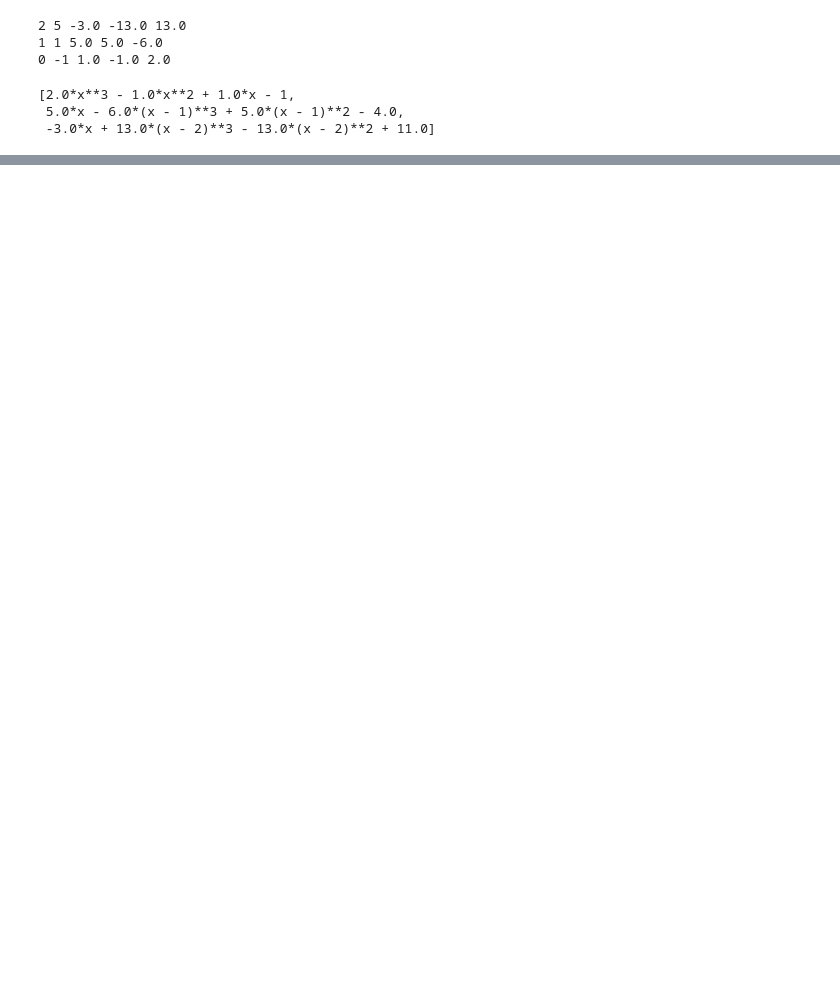
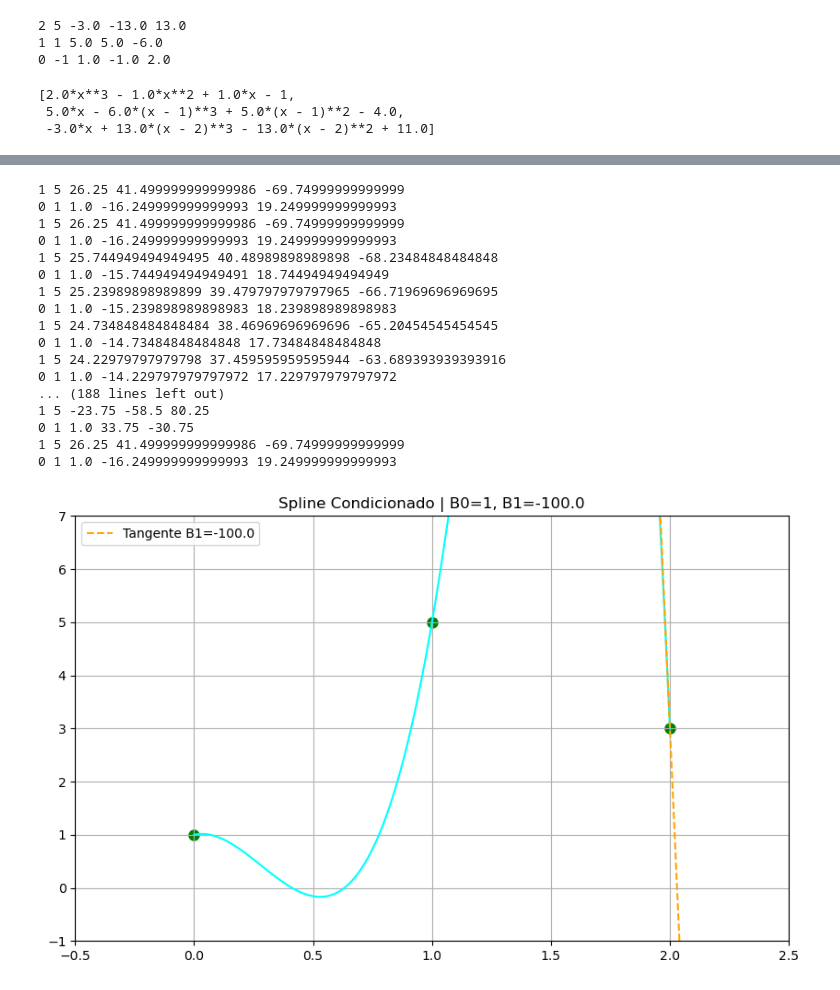
Before and after one commit to Celeste040205/Taller4, a Jupyter notebook: SplinesCondicionados.ipynb, the cells around one changed output, grey strips where cells are left out. Saved outputs shown, nothing was run; the diff lists cells and outputs as text; code cells hidden in the pictures; blank space fills up the shorter version.

```diff
--- a/SplinesCondicionados.ipynb
+++ b/SplinesCondicionados.ipynb
@@ -157,0 +158,76 @@ ani.save("spline_animacion.gif", writer="pillow",fps=10)
+# %%
+from matplotlib.animation import FuncAnimation
+import numpy as np
+import matplotlib.pyplot as plt
+import sympy as sym
+
+x = sym.Symbol("x")  # Definimos x globalmente
+
+
+xs = [0, 1, 2]
+ys = [1,5,3]
+x_sym = sym.Symbol("x")
+
+fig, ax = plt.subplots(figsize=(10, 6))
+
+ax.set_xlim(min(xs) - 0.5, max(xs) + 0.5)
+ax.set_ylim(min(ys) - 2, max(ys) + 2)
+ax.set_xlabel("x")
+ax.set_ylabel("y")
+dots = ax.scatter(xs, ys, color="red", label="Puntos dados")
+line_objs = []
+B_range = np.linspace(-100, 100, 100)
+
+def update(frame):
+    ax.clear()
+    B0 = 1
+    B1 = B_range[frame]
+    splines = cubic_spline_clamped(xs, ys, B0, B1)
+
+
+    # Dibujar los splines
+    for j, S in enumerate(splines):
+        f = sym.lambdify(x, S, modules=["numpy"])
+        x_vals = np.linspace(xs[j], xs[j + 1], 100)
+        y_vals = f(x_vals)
+        ax.plot(x_vals, y_vals, color="cyan")
+
+    # Dibujar puntos originales
+    ax.scatter(xs, ys, color='green', s= 100, alpha= 1, edgecolor='white')
+
+    # Dibujar recta tangente en x = xs[-1] con pendiente B1
+    x_right = xs[-1]
+    y_right = ys[-1]
+    x_tangent = np.linspace(x_right - 0.5, x_right + 0.5, 10)
+    y_tangent = B1 * (x_tangent - x_right) + y_right
+    ax.plot(x_tangent, y_tangent, 'orange', linestyle='--', label=f'Tangente B1={B1:.1f}')
+
+    ax.set_xlim(min(xs)-0.5, max(xs)+0.5)
+    ax.set_ylim(min(ys)-2, max(ys)+2)
+    ax.set_title(f"Spline Condicionado | B0=1, B1={B1:.1f}", fontsize=12)
+    ax.legend()
+    ax.grid(True)
+
+ani = FuncAnimation(fig, update, frames=len(B_range), interval=100)
+
+# Guardar como GIF
+ani.save("spline_animacion1.gif", writer="pillow",fps=25)
+# %% [output]
+1 5 26.25 41.499999999999986 -69.74999999999999
+0 1 1.0 -16.249999999999993 19.249999999999993
+1 5 26.25 41.499999999999986 -69.74999999999999
+0 1 1.0 -16.249999999999993 19.249999999999993
+1 5 25.744949494949495 40.48989898989898 -68.23484848484848
+0 1 1.0 -15.744949494949491 18.74494949494949
+1 5 25.23989898989899 39.479797979797965 -66.71969696969695
+0 1 1.0 -15.239898989898983 18.239898989898983
+1 5 24.734848484848484 38.46969696969696 -65.20454545454545
+0 1 1.0 -14.73484848484848 17.73484848484848
+1 5 24.22979797979798 37.459595959595944 -63.689393939393916
+0 1 1.0 -14.229797979797972 17.229797979797972
+... (188 lines left out)
+1 5 -23.75 -58.5 80.25
+0 1 1.0 33.75 -30.75
+1 5 26.25 41.499999999999986 -69.74999999999999
+0 1 1.0 -16.249999999999993 19.249999999999993
+[figure, added]
```
Also changed, not shown: parts of 3 cells of this notebook, 1 other file.
